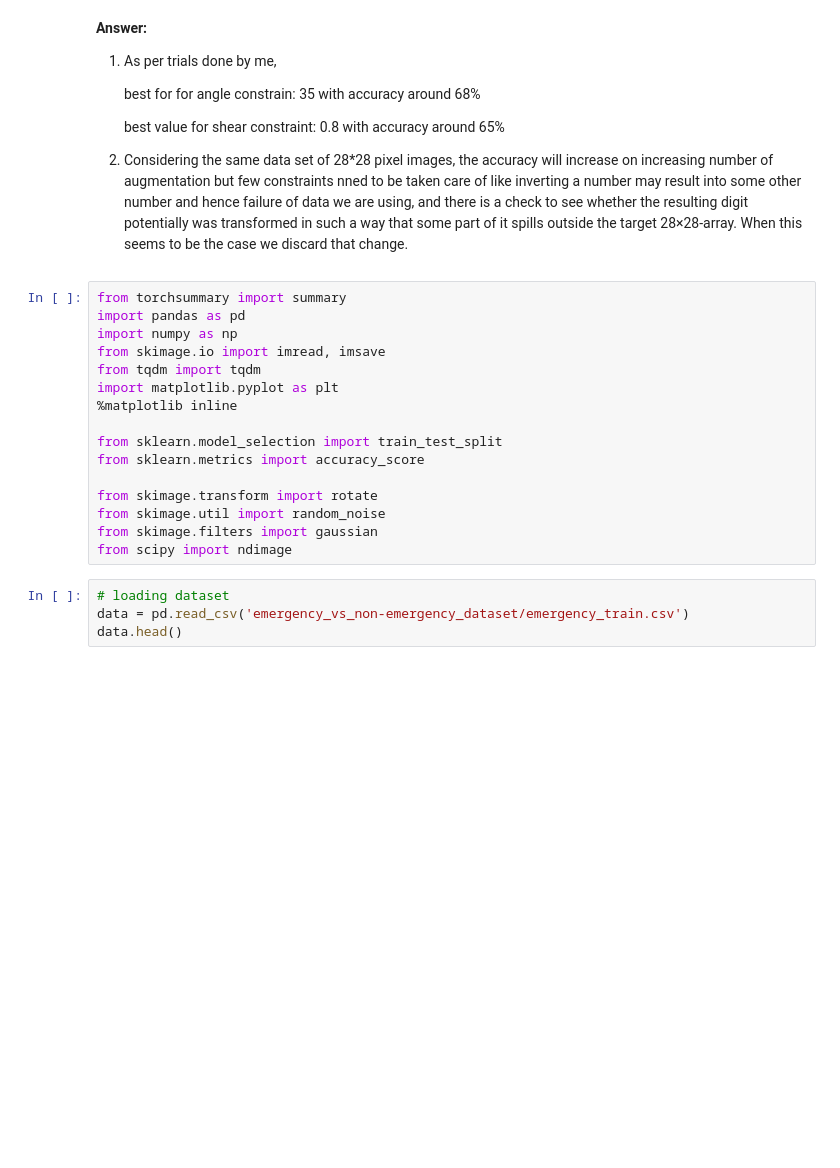
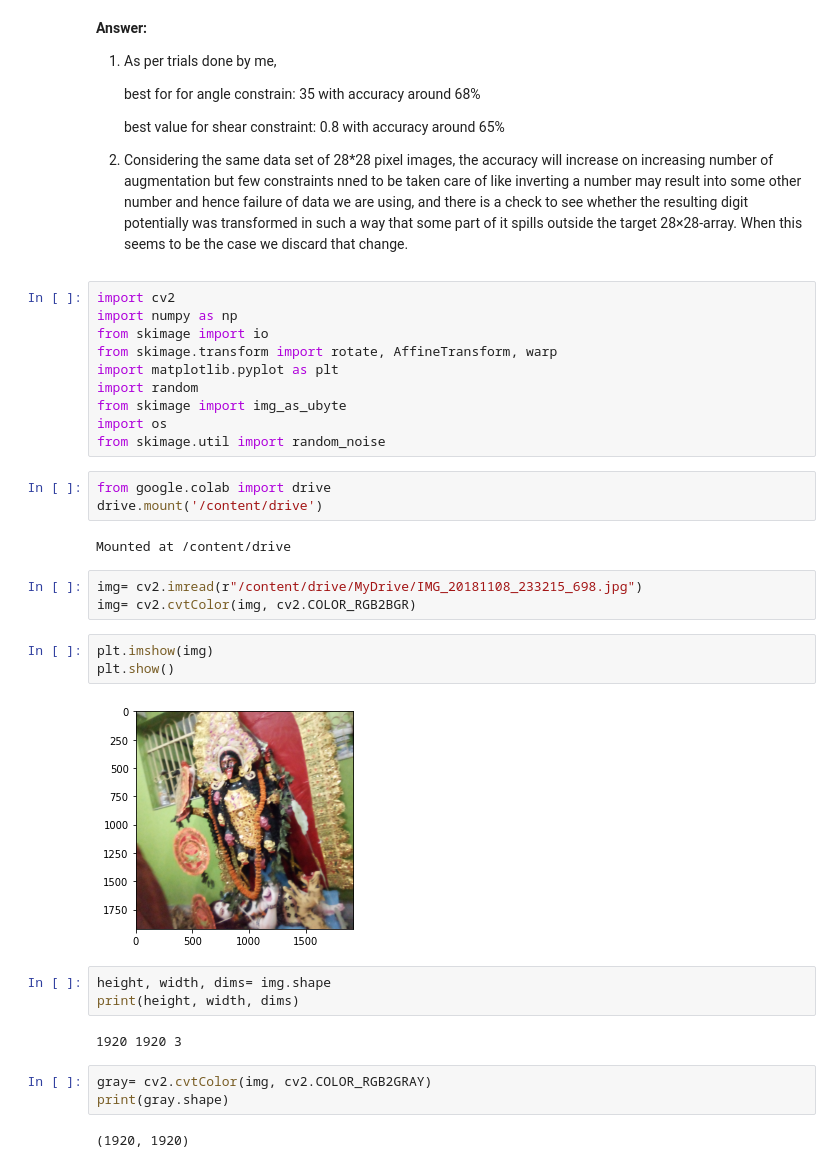
Before and after one commit to Purbayan23/FMML_Assignments, a Jupyter notebook: PS0049_FMML_Aug22_M1_Lab3_Terms&Metrics.ipynb, the cells around one changed output. Saved outputs shown, nothing was run; the diff lists cells and outputs as text; blank space fills up the shorter version.

```diff
--- a/PS0049_FMML_Aug22_M1_Lab3_Terms&Metrics.ipynb
+++ b/PS0049_FMML_Aug22_M1_Lab3_Terms&Metrics.ipynb
@@ -569,22 +569,35 @@ Whenever you do any experiment, a good practice is to vary the hyperparameters g
 
 2. Considering the same data set of 28*28 pixel images, the accuracy will increase on increasing number of augmentation but few constraints nned to be taken care of like inverting a number may result into some other number and hence failure of data we are using, and there is a check to see whether the resulting digit potentially was transformed in such a way that some part of it spills outside the target 28×28-array. When this seems to be the case we discard that change.
 # %%
-from torchsummary import summary
-import pandas as pd
+import cv2
 import numpy as np
-from skimage.io import imread, imsave
-from tqdm import tqdm
+from skimage import io
+from skimage.transform import rotate, AffineTransform, warp
 import matplotlib.pyplot as plt
-%matplotlib inline
-
-from sklearn.model_selection import train_test_split
-from sklearn.metrics import accuracy_score
-
-from skimage.transform import rotate
+import random
+from skimage import img_as_ubyte
+import os
 from skimage.util import random_noise
-from skimage.filters import gaussian
-from scipy import ndimage
-# %%
-# loading dataset
-data = pd.read_csv('emergency_vs_non-emergency_dataset/emergency_train.csv')
-data.head()
+# %%
+from google.colab import drive
+drive.mount('/content/drive')
+# %% [output]
+Mounted at /content/drive
+# %%
+img= cv2.imread(r"/content/drive/MyDrive/IMG_20181108_233215_698.jpg")
+img= cv2.cvtColor(img, cv2.COLOR_RGB2BGR)
+# %%
+plt.imshow(img)
+plt.show()
+# %% [output]
+[figure, added]
+# %%
+height, width, dims= img.shape
+print(height, width, dims)
+# %% [output]
+1920 1920 3
+# %%
+gray= cv2.cvtColor(img, cv2.COLOR_RGB2GRAY)
+print(gray.shape)
+# %% [output]
+(1920, 1920)
```
Also changed, not shown: parts of 5 cells of this notebook.
